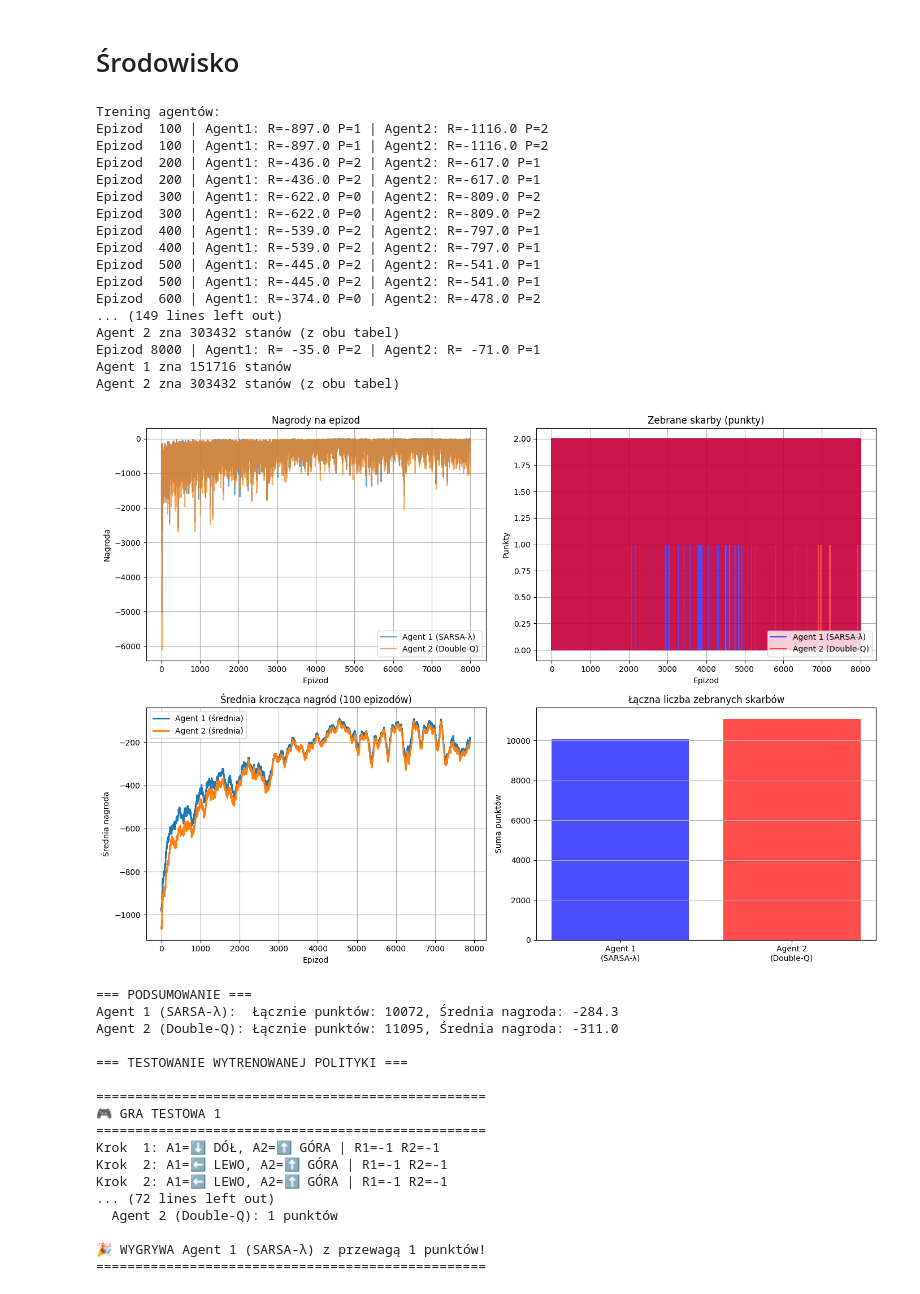
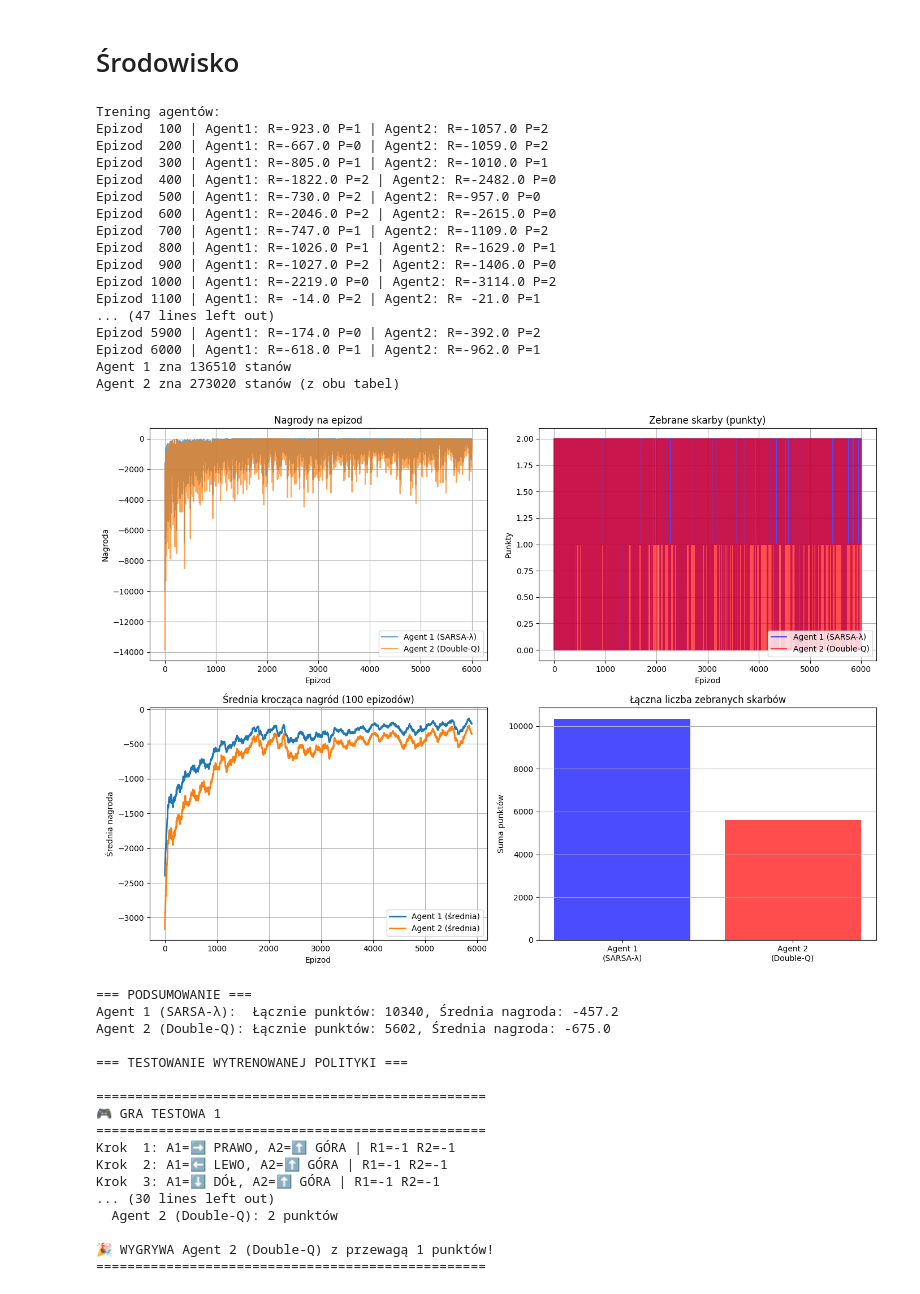
Before and after one commit to Jvsin/ai-studies, a Jupyter notebook: ucz_ze_wzmoc/treasurerEnv/treasuerHunter_v2.ipynb, the cells around one changed output. Drawn from its saved outputs; the diff is of its cells as text; code cells hidden in the pictures.

Commit message:
UZW - next fixes

```diff
--- a/ucz_ze_wzmoc/treasurerEnv/treasuerHunter_v2.ipynb
+++ b/ucz_ze_wzmoc/treasurerEnv/treasuerHunter_v2.ipynb
@@ -271,6 +271,8 @@ class DQLearningAgent:
             res = learning_rate * (reward + gamma * next_qvalue - self._qvaluesB[state][action])
             self._qvaluesB[state][action] += res
 
+        return self.get_best_action(next_state)
+
 
     def get_action(self, state):
         """
@@ -294,9 +296,9 @@ class DQLearningAgent:
         epsilon = self.epsilon
 
         p = random.uniform(0, 1)
-        if 1 - epsilon < p: #randomowa akcja z prawdopodobienstwem epsilon (eksploracja)
+        if p < epsilon:  # eksploracja z prawdopodobieństwem epsilon
             chosen_action = random.choice(possible_actions)
-        else: # najlepsza akcja z prawdopodobienstwem 1-epsilon (eksploatacja)
+        else:  # eksploatacja (najlepsza akcja) z prawdopodobieństwem 1-epsilon
             chosen_action = self.get_best_action(state)
 
         return chosen_action
@@ -442,9 +444,9 @@ class SARSALambdaAgent:
         epsilon = self.epsilon
 
         p = random.uniform(0, 1)
-        if 1 - epsilon < p:
+        if p < epsilon:  # eksploracja z prawdopodobieństwem epsilon
             chosen_action = random.choice(possible_actions)
-        else:
+        else:  # eksploatacja (najlepsza akcja) z prawdopodobieństwem 1-epsilon
             chosen_action = self.get_best_action(state)
 
         return chosen_action
@@ -586,28 +588,28 @@ MAP2 = [
 ]
 
 MAP3 = [
-    "A.........",
-    "..#..#..#.",
-    "........H.",
-    "..#..T..#.",
-    "....H....B"
+    "A....H...T",
+    ".#.#....#.",
+    ".H.#T..#H.",
+    "..#...H.#.",
+    "T...H....B"
 ]
 
-env = MultiTreasureHunterMDP(MAP2)
+env = MultiTreasureHunterMDP(MAP3)
 state = env.reset()
 
 agent1 = SARSALambdaAgent(
-    alpha=0.1, epsilon=0.15, discount=0.99,
-    get_legal_actions=lambda s: env.get_possible_actions(s),
+    alpha=0.1, epsilon=0.5, discount=0.99,
+    get_legal_actions=lambda s: env.get_possible_actions(s, agent_id='1'),
     lambda_value=0.9
 )
 agent2 = DQLearningAgent(
-    alpha=0.1, epsilon=0.15, discount=0.99,
-    get_legal_actions=lambda s: env.get_possible_actions(s)
+    alpha=0.1, epsilon=0.5, discount=0.99,
+    get_legal_actions=lambda s: env.get_possible_actions(s, agent_id='2')
 )
 
 print("Trening agentów:")
-rewards1, rewards2, scores1, scores2 = play_and_train_multi(env, agent1, agent2, episodes=8000)
+rewards1, rewards2, scores1, scores2 = play_and_train_multi(env, agent1, agent2, episodes=6000)
 
 print(f"Agent 1 zna {len(agent1._qvalues)} stanów")
 print(f"Agent 2 zna {len(agent2._qvaluesA) + len(agent2._qvaluesB)} stanów (z obu tabel)")
@@ -644,66 +646,66 @@ if len(rewards1) >= window:
     plt.plot(avg_r1, label='Agent 1 (średnia)', linewidth=2)
     plt.plot(avg_r2, label='Agent 2 (średnia)', linewidth=2)
     plt.title(f"Średnia krocząca nagród ({window} epizodów)")
     plt.xlabel("Epizod")
     plt.ylabel("Średnia nagroda")
     plt.legend()
     plt.grid(True)
 
 # Porównanie całkowitych punktów
 plt.subplot(2, 2, 4)
 total_scores1 = sum(scores1)
 total_scores2 = sum(scores2)
 plt.bar(['Agent 1\n(SARSA-λ)', 'Agent 2\n(Double-Q)'],
         [total_scores1, total_scores2],
         color=['blue', 'red'], alpha=0.7)
 plt.title("Łączna liczba zebranych skarbów")
 plt.ylabel("Suma punktów")
 plt.grid(True, axis='y')
 
 plt.tight_layout()
 plt.show()
 
 print(f"\n=== PODSUMOWANIE ===")
 print(f"Agent 1 (SARSA-λ):  Łącznie punktów: {total_scores1}, Średnia nagroda: {np.mean(rewards1):.1f}")
 print(f"Agent 2 (Double-Q): Łącznie punktów: {total_scores2}, Średnia nagroda: {np.mean(rewards2):.1f}")
 
 print("\n=== TESTOWANIE WYTRENOWANEJ POLITYKI ===")
 test_policy(env, agent1, agent2, episodes=1)
 # %% [output]
 Trening agentów:
-Epizod  100 | Agent1: R=-897.0 P=1 | Agent2: R=-1116.0 P=2
-Epizod  100 | Agent1: R=-897.0 P=1 | Agent2: R=-1116.0 P=2
-Epizod  200 | Agent1: R=-436.0 P=2 | Agent2: R=-617.0 P=1
-Epizod  200 | Agent1: R=-436.0 P=2 | Agent2: R=-617.0 P=1
-Epizod  300 | Agent1: R=-622.0 P=0 | Agent2: R=-809.0 P=2
-Epizod  300 | Agent1: R=-622.0 P=0 | Agent2: R=-809.0 P=2
-Epizod  400 | Agent1: R=-539.0 P=2 | Agent2: R=-797.0 P=1
-Epizod  400 | Agent1: R=-539.0 P=2 | Agent2: R=-797.0 P=1
-Epizod  500 | Agent1: R=-445.0 P=2 | Agent2: R=-541.0 P=1
-Epizod  500 | Agent1: R=-445.0 P=2 | Agent2: R=-541.0 P=1
-Epizod  600 | Agent1: R=-374.0 P=0 | Agent2: R=-478.0 P=2
-... (149 lines left out)
-Agent 2 zna 303432 stanów (z obu tabel)
-Epizod 8000 | Agent1: R= -35.0 P=2 | Agent2: R= -71.0 P=1
-Agent 1 zna 151716 stanów
-Agent 2 zna 303432 stanów (z obu tabel)
+Epizod  100 | Agent1: R=-923.0 P=1 | Agent2: R=-1057.0 P=2
+Epizod  200 | Agent1: R=-667.0 P=0 | Agent2: R=-1059.0 P=2
+Epizod  300 | Agent1: R=-805.0 P=1 | Agent2: R=-1010.0 P=1
+Epizod  400 | Agent1: R=-1822.0 P=2 | Agent2: R=-2482.0 P=0
+Epizod  500 | Agent1: R=-730.0 P=2 | Agent2: R=-957.0 P=0
+Epizod  600 | Agent1: R=-2046.0 P=2 | Agent2: R=-2615.0 P=0
+Epizod  700 | Agent1: R=-747.0 P=1 | Agent2: R=-1109.0 P=2
+Epizod  800 | Agent1: R=-1026.0 P=1 | Agent2: R=-1629.0 P=1
+Epizod  900 | Agent1: R=-1027.0 P=2 | Agent2: R=-1406.0 P=0
+Epizod 1000 | Agent1: R=-2219.0 P=0 | Agent2: R=-3114.0 P=2
+Epizod 1100 | Agent1: R= -14.0 P=2 | Agent2: R= -21.0 P=1
+... (47 lines left out)
+Epizod 5900 | Agent1: R=-174.0 P=0 | Agent2: R=-392.0 P=2
+Epizod 6000 | Agent1: R=-618.0 P=1 | Agent2: R=-962.0 P=1
+Agent 1 zna 136510 stanów
+Agent 2 zna 273020 stanów (z obu tabel)
-[figure, old version]
+[figure, new version]
 === PODSUMOWANIE ===
-Agent 1 (SARSA-λ):  Łącznie punktów: 10072, Średnia nagroda: -284.3
-Agent 2 (Double-Q): Łącznie punktów: 11095, Średnia nagroda: -311.0
+Agent 1 (SARSA-λ):  Łącznie punktów: 10340, Średnia nagroda: -457.2
+Agent 2 (Double-Q): Łącznie punktów: 5602, Średnia nagroda: -675.0
 
 === TESTOWANIE WYTRENOWANEJ POLITYKI ===
 
 ==================================================
 🎮 GRA TESTOWA 1
 ==================================================
-Krok  1: A1=⬇️ DÓŁ, A2=⬆️ GÓRA | R1=-1 R2=-1
+Krok  1: A1=➡️ PRAWO, A2=⬆️ GÓRA | R1=-1 R2=-1
 Krok  2: A1=⬅️ LEWO, A2=⬆️ GÓRA | R1=-1 R2=-1
-Krok  2: A1=⬅️ LEWO, A2=⬆️ GÓRA | R1=-1 R2=-1
-... (72 lines left out)
-  Agent 2 (Double-Q): 1 punktów
+Krok  3: A1=⬇️ DÓŁ, A2=⬆️ GÓRA | R1=-1 R2=-1
+... (30 lines left out)
+  Agent 2 (Double-Q): 2 punktów
 
-🎉 WYGRYWA Agent 1 (SARSA-λ) z przewagą 1 punktów!
+🎉 WYGRYWA Agent 2 (Double-Q) z przewagą 1 punktów!
 ==================================================
 # %%
 try:
```
Also changed, not shown: parts of 4 cells of this notebook, 7 other files.
